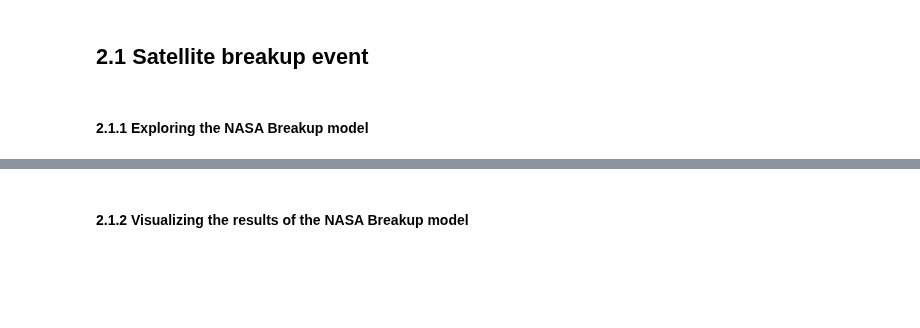
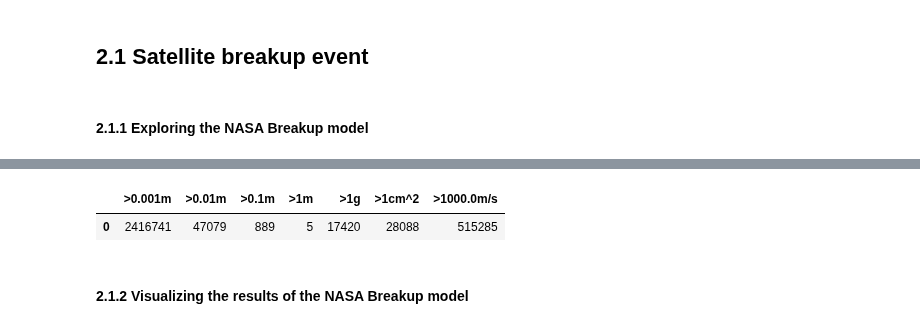
Before and after one commit to ReeceHumphreys/ODAP, a Jupyter notebook: Kessler.ipynb, the cells around one changed output, grey strips where cells are left out. Drawn from its saved outputs; the diff is of its cells as text; code cells hidden in the pictures; blank space fills up the shorter version.

```diff
--- a/Kessler.ipynb
+++ b/Kessler.ipynb
@@ -96,79 +153,55 @@ satellite
 # %%
 #
-# Explosion
+# Collision:
 #
+# Simulating an collision between a 1000 kg rocket body and a 10 kg projectile.
 
-m_target = 1000 # [kg]
+gd = reload(gd)
 
-# Do not need to specify projectile mass, and collision velocity for an explosion
-# L_c [m], areas [m^2], masses [kg]
-L_c, areas, masses, AM = gd.fragmentation(m_target, 0, 0, False, debris_category.rb, True)
+m_target        = 1000       # [kg]
+m_projectile    = 10         # [kg]
+v_impact        = 10         # [km s^-1]
+is_catastrophic = True
+is_explosion    = False
+object_type     = debris_category.rb
 
-# LC DATA
-bins = [1e-3, 1e-2, 1e-1, 1, np.inf] # L_c bins in meters
+# `L_c` [m], `areas` [m^2], `masses` [kg], `AM` []
+L_c, areas, masses, AM = gd.fragmentation(m_target,
+                                          m_projectile,
+                                          v_impact,
+                                          is_catastrophic,
+                                          object_type,
+                                          is_explosion)
+
+# Constructing bins from 1e-3 [m] to 1 [m] and populating histogram
+# with generated characteristic length data
+bins = [1e-3, 1e-2, 1e-1, 1, np.inf]
 h,b = np.histogram(L_c, bins=bins)
-
 ch = [ { f'>{bins[i]}m':np.sum(h[i:]) for i in range(len(h))}]
-
 df = pd.DataFrame(ch)
 
-# MASS DATA
+# Constructing bins from 1e3 [g] to inf [g] and populating histogram
+# with generated mass data
 bins = [1, np.inf]
 h,b = np.histogram(masses*1e3, bins=bins) # grams
 ch = [ { f'>{bins[i]}g':np.sum(h[i:]) for i in range(len(h))}]
-
 df2 = pd.DataFrame(ch)
 
-# AREA DATA
-bins = [1, np.inf]
+# Constructing bins from 1e4 [cm^2] to inf [cm^2] and populating histogram
+# with generated mass data
 h,b = np.histogram(areas*1e4, bins=bins) # cm^2
 ch = [ { f'>{bins[i]}cm^2':np.sum(h[i:]) for i in range(len(h))}]
-
 df3 = pd.DataFrame(ch)
 
 # # VELOCITY DATA (A bit janky currently, always need to specify v_c event for explosions)
-deltaV = 10**np.array(gd.distribution_deltaV(AM, 5, True)) # Returns as [km·s^-1]
-bins = [1, np.inf]
+deltaV = 10**np.array(gd.distribution_deltaV(AM, v_impact, is_explosion)) # [m·s^-1]
+bins = [1e3, np.inf]
 h,b = np.histogram(deltaV, bins=bins)
-ch = [ { f'>{bins[i]}km/s':np.sum(h[i:]) for i in range(len(h))}]
+ch = [ { f'>{bins[i]}m/s':np.sum(h[i:]) for i in range(len(h))}]
 df4 = pd.DataFrame(ch)
 
 results = pd.concat([df, df2, df3, df4], axis=1)
 results
-m_target = 1000 # [kg]
-
-# Do not need to specify projectile mass, and collision velocity for an explosion
-# L_c [m], areas [m^2], masses [kg]
-L_c, areas, masses, AM = gd.fragmentation(m_target, 0, 0, False, debris_category.rb, True)
-
-# LC DATA
-bins = [1e-3, 1e-2, 1e-1, 1, np.inf] # L_c bins in meters
-h,b = np.histogram(L_c, bins=bins)
-
-ch = [ { f'>{bins[i]}m':np.sum(h[i:]) for i in range(len(h))}]
-
-df = pd.DataFrame(ch)
-
-# MASS DATA
-bins = [1, np.inf]
-h,b = np.histogram(masses*1e3, bins=bins) # grams
-ch = [ { f'>{bins[i]}g':np.sum(h[i:]) for i in range(len(h))}]
-
-df2 = pd.DataFrame(ch)
-
-# AREA DATA
-bins = [1, np.inf]
-h,b = np.histogram(areas*1e4, bins=bins) # cm^2
-ch = [ { f'>{bins[i]}cm^2':np.sum(h[i:]) for i in range(len(h))}]
-
-df3 = pd.DataFrame(ch)
-
-# # VELOCITY DATA (A bit janky currently, always need to specify v_c event for explosions)
-deltaV = 10**np.array(gd.distribution_deltaV(AM, 5, True)) # Returns as [km·s^-1]
-bins = [1, np.inf]
-h,b = np.histogram(deltaV, bins=bins)
-ch = [ { f'>{bins[i]}km/s':np.sum(h[i:]) for i in range(len(h))}]
-df4 = pd.DataFrame(ch)
-
-results = pd.concat([df, df2, df3, df4], axis=1)
-results
+# %% [output]
+|  | >0.001m | >0.01m | >0.1m | >1m | >1g | >1cm^2 | >1000.0m/s |
+| 0 | 2416741 | 47079 | 889 | 5 | 17420 | 28088 | 515285 |
```
Also changed, not shown: parts of 5 cells of this notebook, 2 other files.
